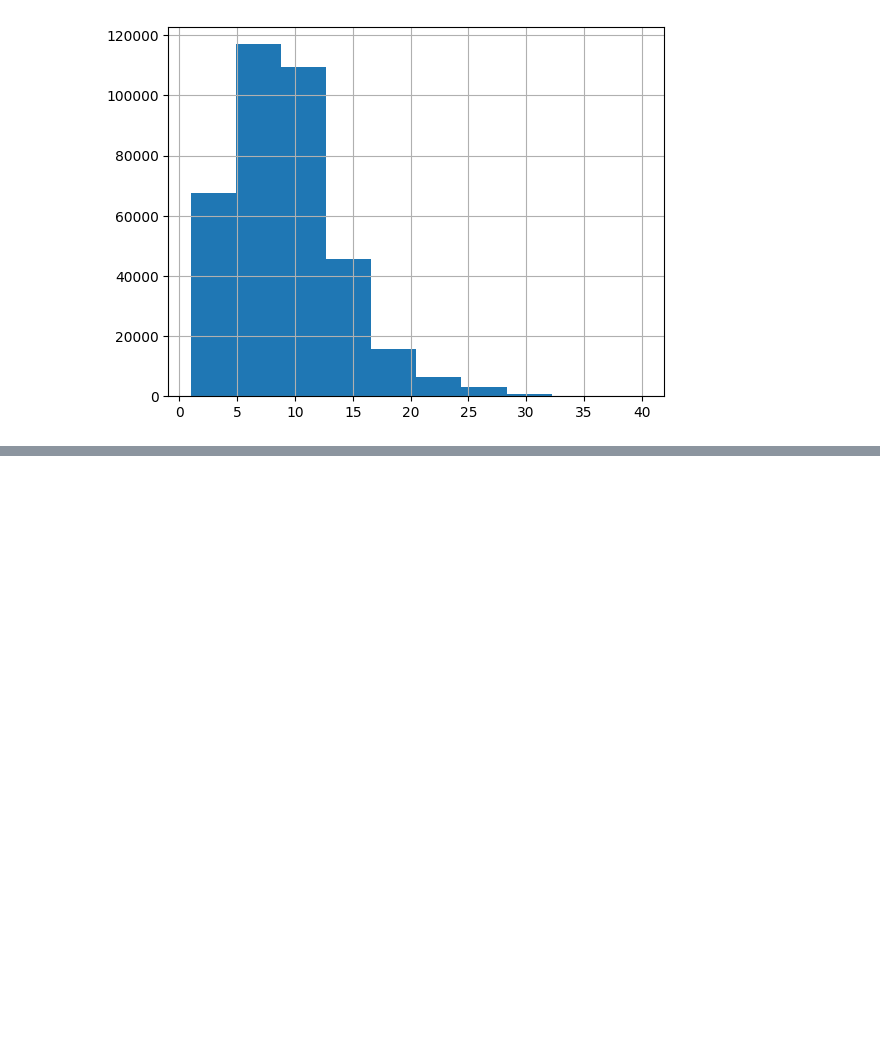
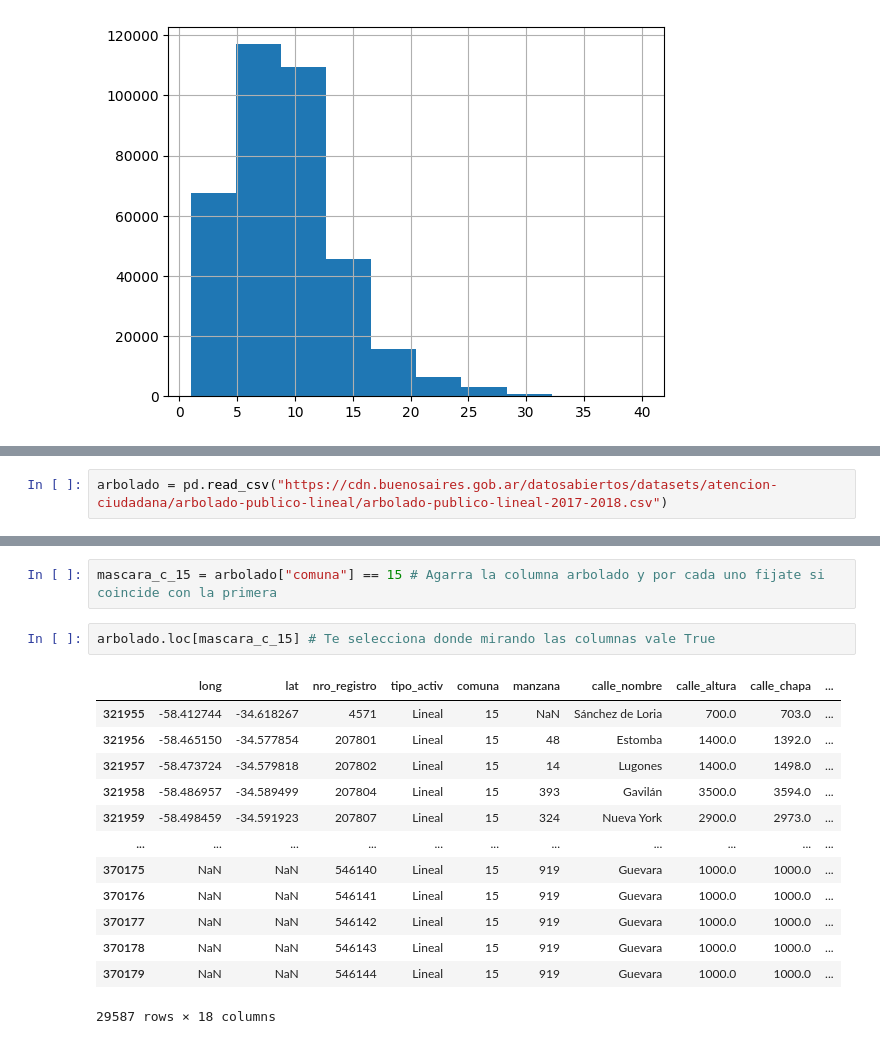
Before and after one commit to IonatanPerez/Aprender_Programando_2023, a Jupyter notebook: Compartido/PorrasFederico/FP.ipynb, the cells around one changed output, grey strips where cells are left out. Saved outputs shown, nothing was run; the diff lists cells and outputs as text; blank space fills up the shorter version.

```diff
--- a/Compartido/PorrasFederico/FP.ipynb
+++ b/Compartido/PorrasFederico/FP.ipynb
@@ -268,0 +288,2 @@ arboladoData[ arboladoData["altura_arbol"] == arboladoData["altura_arbol"].max()
+# %%
+arbolado = pd.read_csv("https://cdn.buenosaires.gob.ar/datosabiertos/datasets/atencion-ciudadana/arbolado-publico-lineal/arbolado-publico-lineal-2017-2018.csv")
@@ -268,0 +368,18 @@ arboladoData[ arboladoData["altura_arbol"] == arboladoData["altura_arbol"].max()
+# %%
+mascara_c_15 = arbolado["comuna"] == 15 # Agarra la columna arbolado y por cada uno fijate si coincide con la primera
+# %%
+arbolado.loc[mascara_c_15] # Te selecciona donde mirando las columnas vale True
+# %% [output]
+|  | long | lat | nro_registro | tipo_activ | comuna | manzana | calle_nombre | calle_altura | calle_chapa | ... |
+| 321955 | -58.412744 | -34.618267 | 4571 | Lineal | 15 | NaN | Sánchez de Loria | 700.0 | 703.0 | ... |
+| 321956 | -58.465150 | -34.577854 | 207801 | Lineal | 15 | 48 | Estomba | 1400.0 | 1392.0 | ... |
+| 321957 | -58.473724 | -34.579818 | 207802 | Lineal | 15 | 14 | Lugones | 1400.0 | 1498.0 | ... |
+| 321958 | -58.486957 | -34.589499 | 207804 | Lineal | 15 | 393 | Gavilán | 3500.0 | 3594.0 | ... |
+| 321959 | -58.498459 | -34.591923 | 207807 | Lineal | 15 | 324 | Nueva York | 2900.0 | 2973.0 | ... |
+| ... | ... | ... | ... | ... | ... | ... | ... | ... | ... | ... |
+| 370175 | NaN | NaN | 546140 | Lineal | 15 | 919 | Guevara | 1000.0 | 1000.0 | ... |
+| 370176 | NaN | NaN | 546141 | Lineal | 15 | 919 | Guevara | 1000.0 | 1000.0 | ... |
+| 370177 | NaN | NaN | 546142 | Lineal | 15 | 919 | Guevara | 1000.0 | 1000.0 | ... |
+| 370178 | NaN | NaN | 546143 | Lineal | 15 | 919 | Guevara | 1000.0 | 1000.0 | ... |
+| 370179 | NaN | NaN | 546144 | Lineal | 15 | 919 | Guevara | 1000.0 | 1000.0 | ... |
+29587 rows × 18 columns
```
Also changed, not shown: parts of 9 cells of this notebook, 20 other files.
